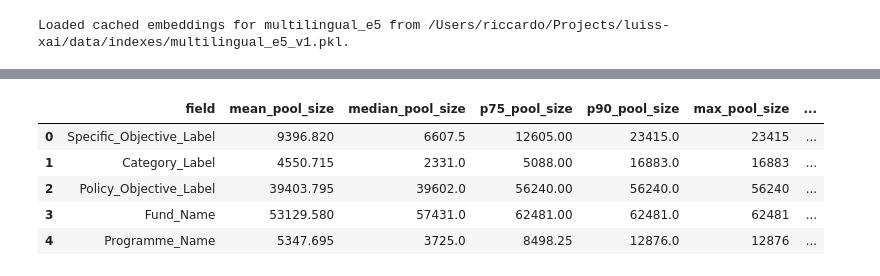
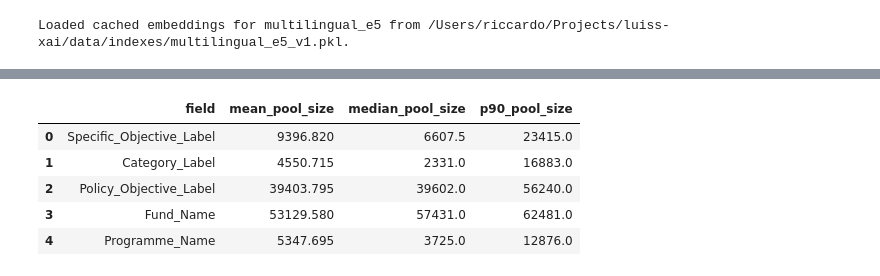
Before and after one commit to riccardopll/luiss-ey-xai, a Jupyter notebook: src/main.ipynb, the cells around one changed output, grey strips where cells are left out. Saved outputs shown, nothing was run; the diff lists cells and outputs as text; code cells hidden in the pictures.

```diff
--- a/src/main.ipynb
+++ b/src/main.ipynb
@@ -22,7 +22,6 @@ from IPython.display import display
 from sentence_transformers import SentenceTransformer
 from sklearn.metrics import ndcg_score
 from sklearn.metrics.pairwise import haversine_distances, linear_kernel
-from sklearn.model_selection import ParameterGrid
 from sklearn.preprocessing import minmax_scale
 
 DATASET_VERSION = "v1"
@@ -35,7 +34,6 @@ INDEX_DIR = ROOT_DIR / "data" / "indexes"
 BENCHMARK_DIR = ROOT_DIR / "data" / "benchmarks"
 AUDIT_DIR = ROOT_DIR / "data" / "audit"
 
-# load environment variables from .env file
 load_dotenv(ROOT_DIR / ".env")
 
 for directory in [PROCESSED_DIR, INDEX_DIR, BENCHMARK_DIR, AUDIT_DIR]:
@@ -43,6 +41,8 @@ for directory in [PROCESSED_DIR, INDEX_DIR, BENCHMARK_DIR, AUDIT_DIR]:
 
 TOP_K = 10
 RANDOM_SEED = 31
+
+pd.set_option("display.max_colwidth", 250)
 # %%
 REQUIRED_COLUMNS = [
     "Operation_Name_English",
@@ -62,7 +62,6 @@ REQUIRED_COLUMNS = [
     "Policy_Objective_Label",
     "Total_Eligible_Expenditure_amount",
     "Project_EU_Budget",
-    "InfoRegio_URL",
 ]
 
 csv_files = sorted(RAW_DIR.glob("*.csv"))
@@ -82,16 +81,11 @@ for csv_file in csv_files:
     )
 
 schema_df = pd.DataFrame(schema_report)
+files_with_issues = schema_df[schema_df["missing_required_columns"].str.len() > 0]
 
-# check if any files are missing required columns
-files_with_issues = schema_df[schema_df["missing_required_columns"].apply(len) > 0]
-if not files_with_issues.empty:
-    print("The following files are missing required columns:")
-    for _, row in files_with_issues.iterrows():
-        print(f"- {row['file']}: Missing columns: {', '.join(row['missing_required_columns'])}")
+if files_with_issues.empty:
+    print("All files contain the required columns.")
 else:
-    print("All files contain the required columns.")
-
-schema_df.head()
+    display(files_with_issues)
 # %% [output]
 All files contain the required columns.
@@ -729,6 +691,4 @@ benchmark_df.head()
 # %%
-# for evaluation purposes, relevance signals are defined
-# based on the project metadata labels distribution
 RELEVANCE_SIGNAL_FIELDS = [
     "Specific_Objective_Label",
     "Category_Label",
@@ -744,14 +704,11 @@ def label_distribution_summary(records, fields):
         values = records[field].fillna("").map(clean_text)
         values = values[values.str.len().gt(0)]
         counts = values.value_counts()
-        top_count = int(counts.iloc[0]) if len(counts) else 0
         rows.append(
             {
                 "field": field,
                 "unique_values": len(counts),
-                "top_value": counts.index[0] if len(counts) else "",
-                "top_value_count": top_count,
-                "top_value_share": top_count / len(records),
+                "top_value_share": int(counts.iloc[0]) / len(records) if len(counts) else 0,
                 "top_10_share": counts.head(10).sum() / len(records),
             }
         )
@@ -772,11 +729,7 @@ def benchmark_match_pool_summary(records, benchmark_queries, fields):
                 "field": field,
                 "mean_pool_size": pool_sizes.mean(),
                 "median_pool_size": pool_sizes.median(),
-                "p75_pool_size": pool_sizes.quantile(0.75),
                 "p90_pool_size": pool_sizes.quantile(0.90),
-                "max_pool_size": pool_sizes.max(),
-                "queries_with_over_1000_matches": int(pool_sizes.gt(1000).sum()),
-                "queries_with_over_10000_matches": int(pool_sizes.gt(10000).sum()),
             }
         )
     return pd.DataFrame(rows)
@@ -787,11 +740,6 @@ def same_label(query_row, result_row, field):
     return bool(query_value) and query_value == clean_text(result_row.get(field))
 
 
-# assign stricter relevance grades for evaluation:
-# 3 = same category and same specific objective
-# 2 = same category or same specific objective
-# 1 = same broad policy objective, fund or programme
-# 0 = no metadata match
 def relevance_grade(query_row, result_row):
     same_specific_objective = same_label(query_row, result_row, "Specific_Objective_Label")
     same_category = same_label(query_row, result_row, "Category_Label")
@@ -808,10 +756,12 @@ def relevance_grade(query_row, result_row):
     return 0
 
 
-heldout_corpus_df = processed_df[~benchmark_exclusion_mask]
 relevance_label_distribution = label_distribution_summary(processed_df, RELEVANCE_SIGNAL_FIELDS)
+# the heldout corpus consists of all records
+# that are not part of the benchmark queries
+# else the evaluation would be trivial since the exact same record would be in the corpus
 benchmark_match_pool_distribution = benchmark_match_pool_summary(
-    heldout_corpus_df, benchmark_df, RELEVANCE_SIGNAL_FIELDS
+    processed_df[~benchmark_exclusion_mask], benchmark_df, RELEVANCE_SIGNAL_FIELDS
 )
 
 display(relevance_label_distribution)
@@ -826,7 +776,7 @@ display(benchmark_match_pool_distribution)
-|  | field | mean_pool_size | median_pool_size | p75_pool_size | p90_pool_size | max_pool_size | ... |
-| 0 | Specific_Objective_Label | 9396.820 | 6607.5 | 12605.00 | 23415.0 | 23415 | ... |
-| 1 | Category_Label | 4550.715 | 2331.0 | 5088.00 | 16883.0 | 16883 | ... |
-| 2 | Policy_Objective_Label | 39403.795 | 39602.0 | 56240.00 | 56240.0 | 56240 | ... |
-| 3 | Fund_Name | 53129.580 | 57431.0 | 62481.00 | 62481.0 | 62481 | ... |
-| 4 | Programme_Name | 5347.695 | 3725.0 | 8498.25 | 12876.0 | 12876 | ... |
+|  | field | mean_pool_size | median_pool_size | p90_pool_size |
+| 0 | Specific_Objective_Label | 9396.820 | 6607.5 | 23415.0 |
+| 1 | Category_Label | 4550.715 | 2331.0 | 16883.0 |
+| 2 | Policy_Objective_Label | 39403.795 | 39602.0 | 56240.0 |
+| 3 | Fund_Name | 53129.580 | 57431.0 | 62481.0 |
+| 4 | Programme_Name | 5347.695 | 3725.0 | 12876.0 |
 # %%
```
Also changed, not shown: parts of 13 cells of this notebook, 3 other files.
